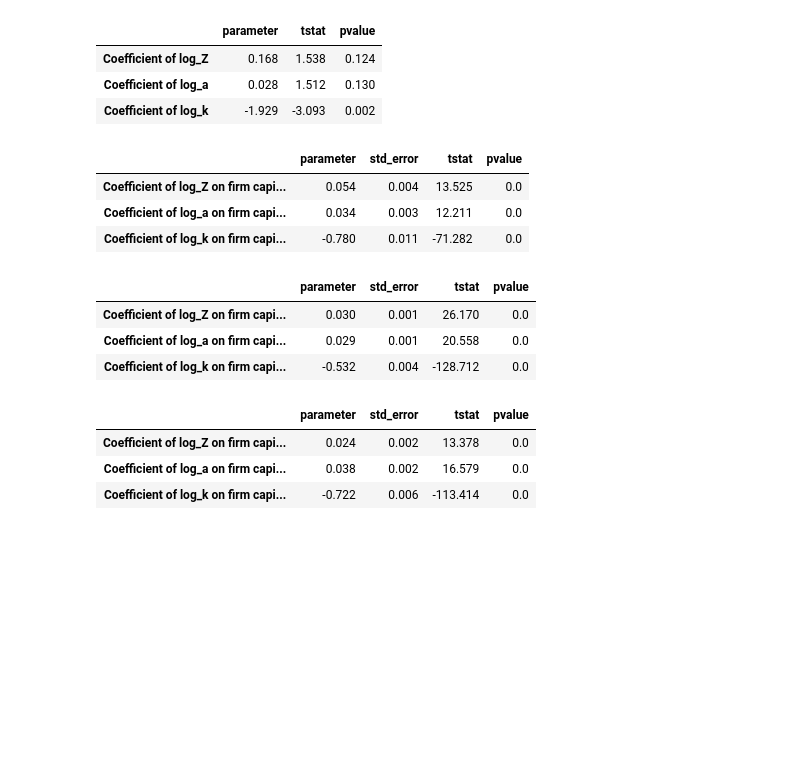
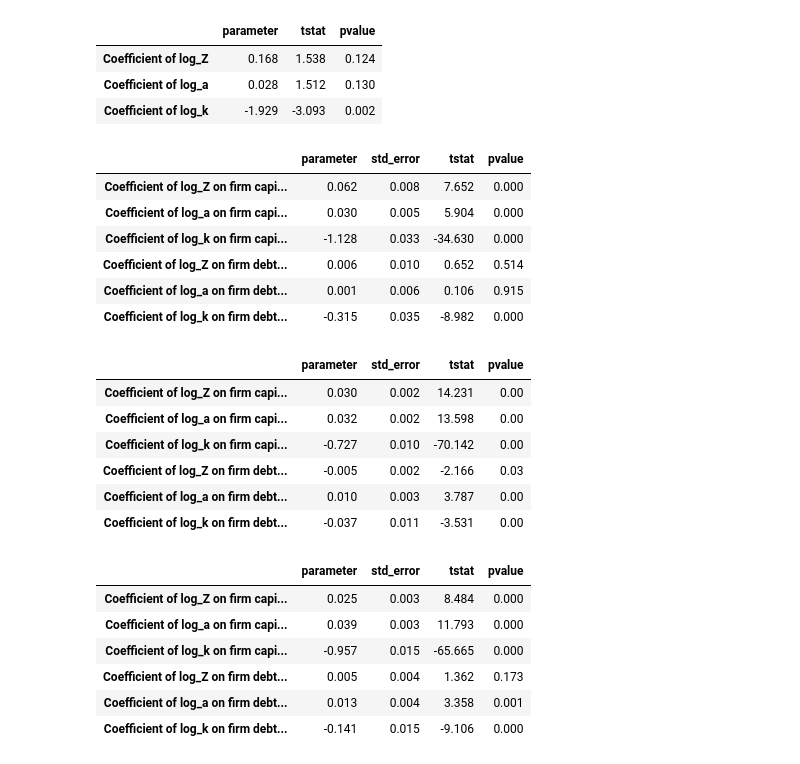
Before and after one commit to CurdinLieberherr/Master-Thesis, a Jupyter notebook: remodel_gopinath.ipynb, the cells around one changed output. Saved outputs shown, nothing was run; the diff lists cells and outputs as text; code cells hidden in the pictures; blank space fills up the shorter version.

Commit message:
Within Firm Moments add debt growth regression

```diff
--- a/remodel_gopinath.ipynb
+++ b/remodel_gopinath.ipynb
@@ -74,27 +74,36 @@ Avg Obs: 79.239, Min Obs: 1.0000, Max Obs: 1863.0, Groups: 2456
 # %%
 spain1 = MisallocationAnalysis('Spain', start = 2000, end= 2007)
 spain1.estimate_within_firm_moments()
-spain1.within_firm_moments.coefficients
+spain1.within_firm_moments.coefs
 # %% [output]
 |  | parameter | std_error | tstat | pvalue |
-| Coefficient of log_Z on firm capi... | 0.054 | 0.004 | 13.525 | 0.0 |
-| Coefficient of log_a on firm capi... | 0.034 | 0.003 | 12.211 | 0.0 |
-| Coefficient of log_k on firm capi... | -0.780 | 0.011 | -71.282 | 0.0 |
+| Coefficient of log_Z on firm capi... | 0.062 | 0.008 | 7.652 | 0.000 |
+| Coefficient of log_a on firm capi... | 0.030 | 0.005 | 5.904 | 0.000 |
+| Coefficient of log_k on firm capi... | -1.128 | 0.033 | -34.630 | 0.000 |
+| Coefficient of log_Z on firm debt... | 0.006 | 0.010 | 0.652 | 0.514 |
+| Coefficient of log_a on firm debt... | 0.001 | 0.006 | 0.106 | 0.915 |
+| Coefficient of log_k on firm debt... | -0.315 | 0.035 | -8.982 | 0.000 |
 # %%
 spain2 = MisallocationAnalysis('Spain', start = 2007, end= 2015)
 spain2.estimate_within_firm_moments()
-spain2.within_firm_moments.coefficients
+spain2.within_firm_moments.coefs
 # %% [output]
 |  | parameter | std_error | tstat | pvalue |
-| Coefficient of log_Z on firm capi... | 0.030 | 0.001 | 26.170 | 0.0 |
-| Coefficient of log_a on firm capi... | 0.029 | 0.001 | 20.558 | 0.0 |
-| Coefficient of log_k on firm capi... | -0.532 | 0.004 | -128.712 | 0.0 |
+| Coefficient of log_Z on firm capi... | 0.030 | 0.002 | 14.231 | 0.00 |
+| Coefficient of log_a on firm capi... | 0.032 | 0.002 | 13.598 | 0.00 |
+| Coefficient of log_k on firm capi... | -0.727 | 0.010 | -70.142 | 0.00 |
+| Coefficient of log_Z on firm debt... | -0.005 | 0.002 | -2.166 | 0.03 |
+| Coefficient of log_a on firm debt... | 0.010 | 0.003 | 3.787 | 0.00 |
+| Coefficient of log_k on firm debt... | -0.037 | 0.011 | -3.531 | 0.00 |
 # %%
 spain3 = MisallocationAnalysis('Spain', start = 2015, end= 2020)
 spain3.estimate_within_firm_moments()
-spain3.within_firm_moments.coefficients
+spain3.within_firm_moments.coefs
 # %% [output]
 |  | parameter | std_error | tstat | pvalue |
-| Coefficient of log_Z on firm capi... | 0.024 | 0.002 | 13.378 | 0.0 |
-| Coefficient of log_a on firm capi... | 0.038 | 0.002 | 16.579 | 0.0 |
-| Coefficient of log_k on firm capi... | -0.722 | 0.006 | -113.414 | 0.0 |
+| Coefficient of log_Z on firm capi... | 0.025 | 0.003 | 8.484 | 0.000 |
+| Coefficient of log_a on firm capi... | 0.039 | 0.003 | 11.793 | 0.000 |
+| Coefficient of log_k on firm capi... | -0.957 | 0.015 | -65.665 | 0.000 |
+| Coefficient of log_Z on firm debt... | 0.005 | 0.004 | 1.362 | 0.173 |
+| Coefficient of log_a on firm debt... | 0.013 | 0.004 | 3.358 | 0.001 |
+| Coefficient of log_k on firm debt... | -0.141 | 0.015 | -9.106 | 0.000 |
```
Also changed, not shown: parts of 1 cell of this notebook, 2 other files.
